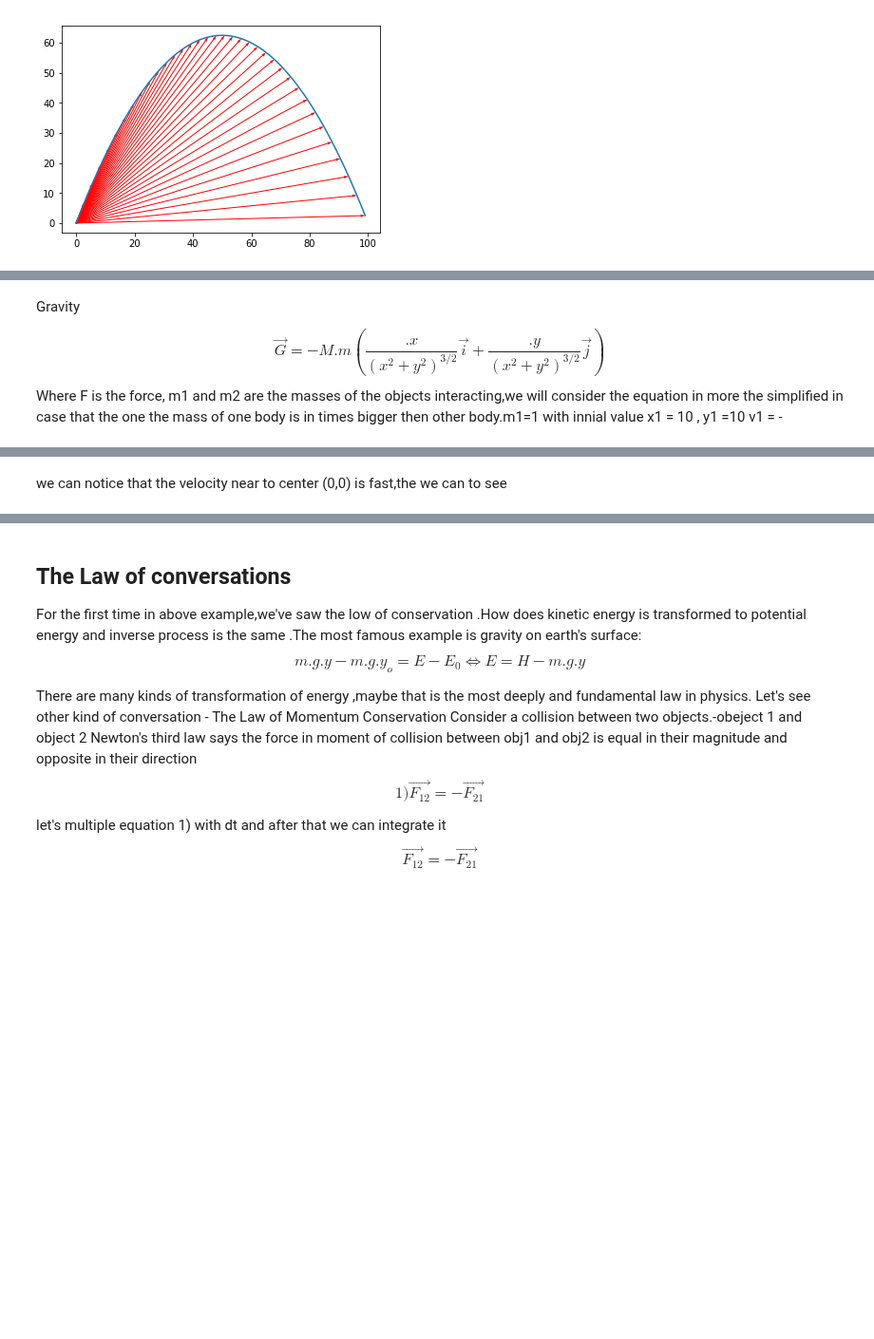
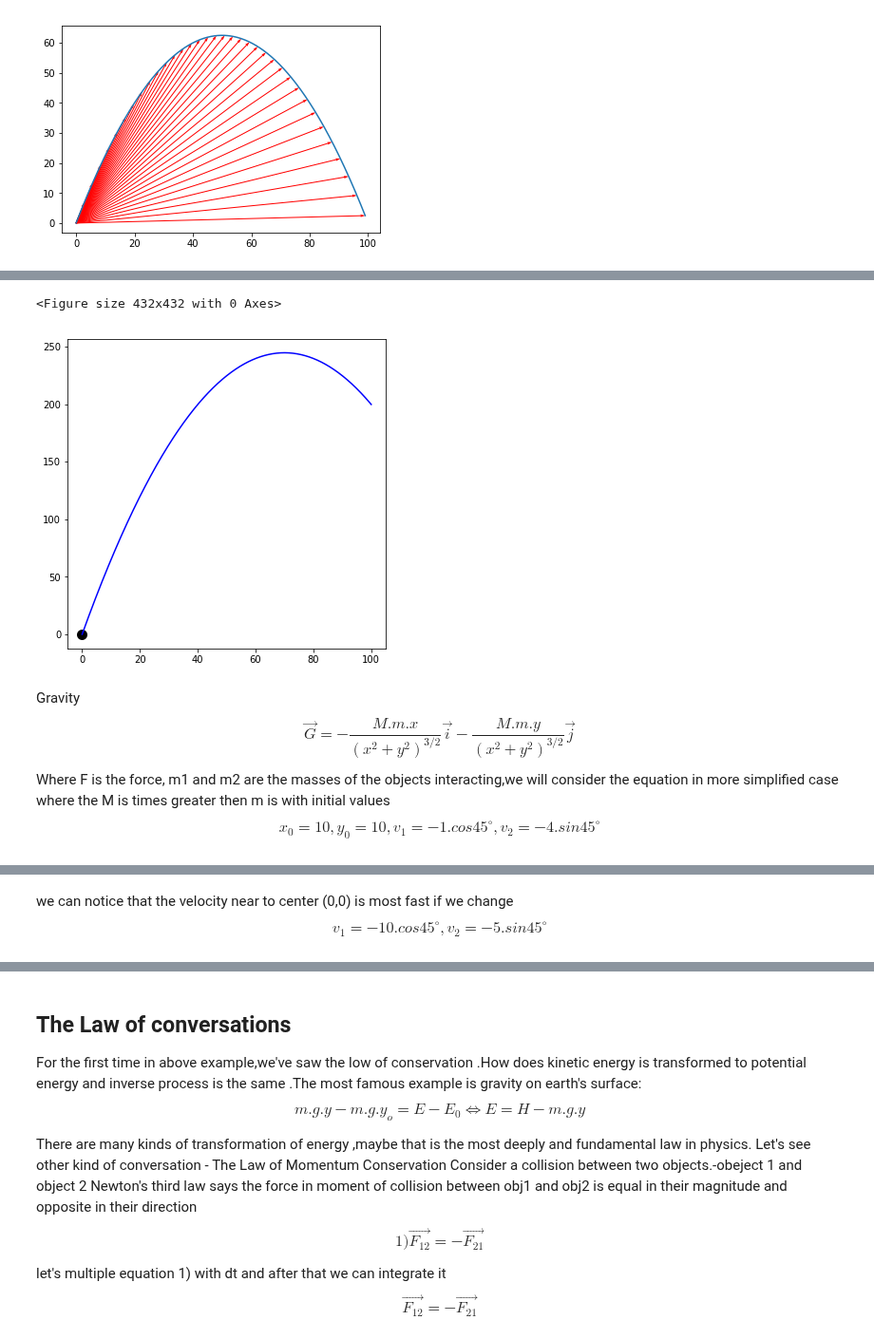
Before and after one commit to daodavid/mechanics, a Jupyter notebook: Mechanics.ipynb, the cells around one changed output, grey strips where cells are left out. Shown at 95% size. Saved outputs shown, nothing was run; the diff lists cells and outputs as text; code cells hidden in the pictures; blank space fills up the shorter version.

```diff
--- a/Mechanics.ipynb
+++ b/Mechanics.ipynb
@@ -99,0 +101,9 @@ HTML(anim.to_html5_video())
+# %%
+fig = plt.figure(figsize=(6, 6))
+fig = plt.figure(figsize=(6, 6))
+z = point.calculate_radius_vector(10, 70,n=1000)
+plt.plot(z[:,0],z[:,1])
+size = int(point.get_size(20))
+anim = animation.FuncAnimation(plt.gcf(), point.update_HTML_animation,interval=100,fargs=(fig,),frames=size, blit=False)
+HTML(anim.to_html5_video())
+# %% [output]
@@ -100,7 +111,9 @@ HTML(anim.to_html5_video())
+<Figure size 432x432 with 0 Axes>
+[figure, added]
 # %% [markdown]
 
-Gravity $$\vec{G}= -M.m (\frac{.x}{(x^2+y^2)^{3/2}}\vec{i} +\frac{.y}{(x^2+y^2)^{3/2}}\vec{j}) $$ Where F is the force, m1 and m2 are the masses of the objects interacting,we will consider the equation in more the simplified
-in case that the one the mass of one body is in times bigger then other body.m1=1 with innial value x1 = 10 , y1 =10 v1 = -
+Gravity $$\vec{G}= - \frac{M.m.x}{(x^2+y^2)^{3/2}}\vec{i} -\frac{M.m.y}{(x^2+y^2)^{3/2}}\vec{j} $$ Where F is the force, m1 and m2 are the masses of the objects interacting,we will consider the equation in more  simplified
+ case where the M is times greater then m is  with initial values $$ x_0= 10 , y_0 =10, v_1 = -1.cos45^{\circ}, v_2 = -4.sin45^{\circ}$$
 # %%
 fig = plt.figure(figsize=(6, 6))
 point = MaterialPoint(x0=10,y0=10)
@@ -121,7 +134,8 @@ HTML(anim.to_html5_video())
 [interactive output not drawn]
 [figure]
 # %% [markdown]
-we can notice that the velocity near to center (0,0) is fast,the we can to see
+we can notice that the velocity near to center (0,0) is most fast
+if we change $$ v_1=-10.cos45^{\circ}, v_2 = -5.sin45^{\circ}$$
 # %%
 fig = plt.figure(figsize=(6, 6))
 point = MaterialPoint(x0=10,y0=10)
```
Also changed, not shown: parts of 28 cells of this notebook.
